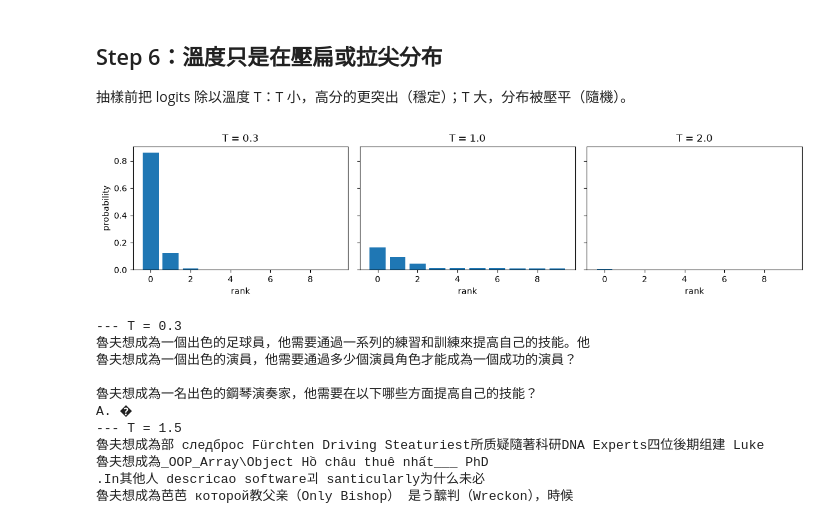
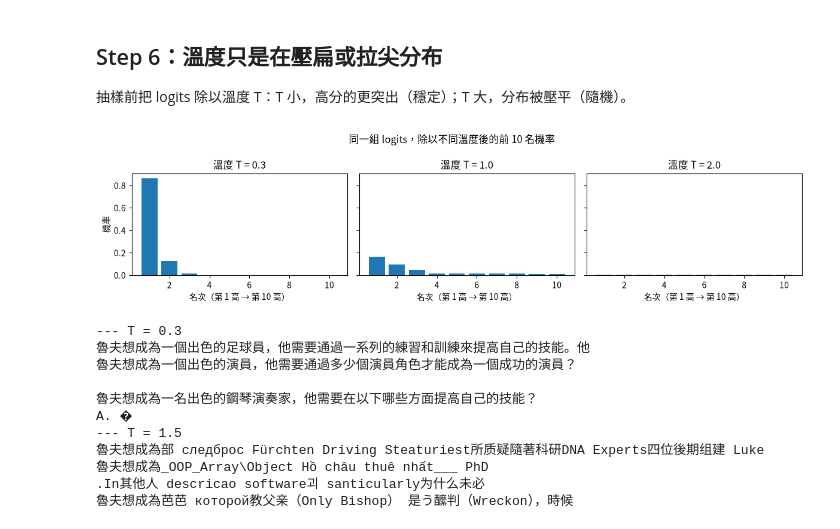
Before and after one commit to Zenobia000/awesome-ai-agent-tutorials-2026, a Jupyter notebook: modules/module-01-llm-local/02_next_token.ipynb, the cells around one changed output. Cells and saved outputs as stored; diff of their text form; code cells hidden in the pictures.

```diff
--- a/modules/module-01-llm-local/02_next_token.ipynb
+++ b/modules/module-01-llm-local/02_next_token.ipynb
@@ -107,20 +127,22 @@ print(generate_greedy("魯夫想成為"))
 抽樣前把 logits 除以溫度 T：T 小，高分的更突出（穩定）；T 大，分布被壓平（隨機）。
 # %%
 import matplotlib.pyplot as plt
+from course_utils.viz import setup_cjk
 
+setup_cjk()
 last = logits[0, -1]
 fig, axes = plt.subplots(1, 3, figsize=(12, 3), sharey=True)
 for ax, T in zip(axes, [0.3, 1.0, 2.0]):
     p = torch.softmax(last / T, dim=-1)
-    ax.bar(range(10), torch.topk(p, 10).values.cpu())
-    ax.set_title(f"T = {T}")
-    ax.set_xlabel("rank")
-axes[0].set_ylabel("probability")
+    ax.bar(range(1, 11), torch.topk(p, 10).values.cpu())
+    ax.set_title(f"溫度 T = {T}")
+    ax.set_xlabel("名次（第 1 高 → 第 10 高）")
+axes[0].set_ylabel("機率")
+fig.suptitle("同一組 logits，除以不同溫度後的前 10 名機率")
 plt.tight_layout()
 plt.show()
-# 橫軸是名次：第 1 高、第 2 高……第 10 高的 token
 # %% [output]
-[figure, old version]
+[figure, new version]
 # %%
 def sample(prompt: str, steps: int = 20, temperature: float = 1.0, top_p: float = 1.0) -> str:
     ids = tok(prompt, return_tensors="pt").input_ids.to(device)
```
Also changed, not shown: parts of 1 cell of this notebook, 11 other files.
